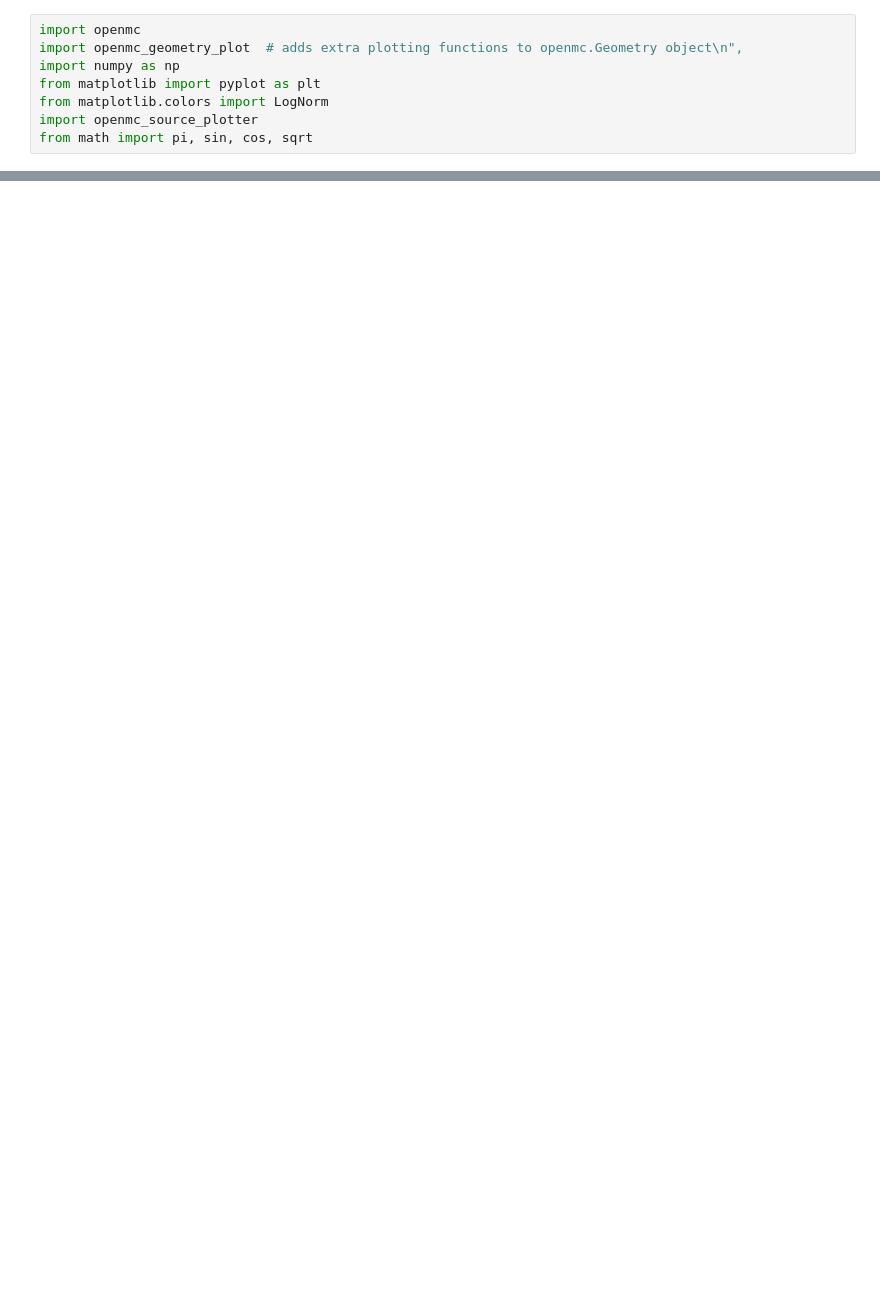
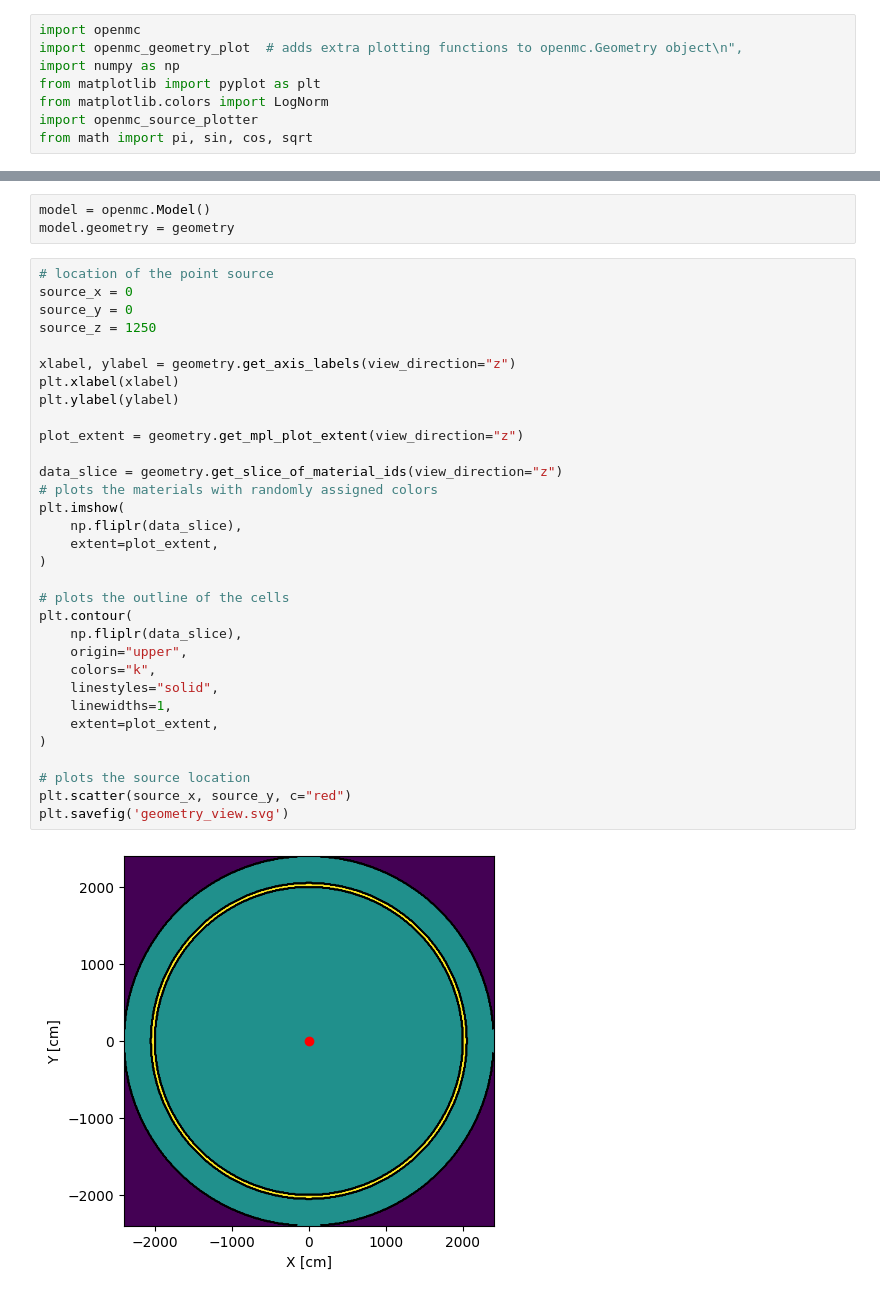
Before and after one commit to s-sanchit/Sample_NCS_code, a Jupyter notebook: sample_NCS_code.ipynb, the cells around one changed output, grey strips where cells are left out. Drawn from its saved outputs; the diff is of its cells as text; blank space fills up the shorter version.

```diff
--- a/sample_NCS_code.ipynb
+++ b/sample_NCS_code.ipynb
@@ -134,0 +101,37 @@ my_settings.photon_transport = True
+# %%
+model = openmc.Model()
+model.geometry = geometry
+# %%
+# location of the point source
+source_x = 0
+source_y = 0
+source_z = 1250
+
+xlabel, ylabel = geometry.get_axis_labels(view_direction="z")
+plt.xlabel(xlabel)
+plt.ylabel(ylabel)
+
+plot_extent = geometry.get_mpl_plot_extent(view_direction="z")
+
+data_slice = geometry.get_slice_of_material_ids(view_direction="z")
+# plots the materials with randomly assigned colors
+plt.imshow(
+    np.fliplr(data_slice),
+    extent=plot_extent,
+)
+
+# plots the outline of the cells
+plt.contour(
+    np.fliplr(data_slice),
+    origin="upper",
+    colors="k",
+    linestyles="solid",
+    linewidths=1,
+    extent=plot_extent,
+)
+
+# plots the source location
+plt.scatter(source_x, source_y, c="red")
+plt.savefig('geometry_view.svg')
+# %% [output]
+[figure, added]
```
Also changed, not shown: parts of 19 cells of this notebook.
